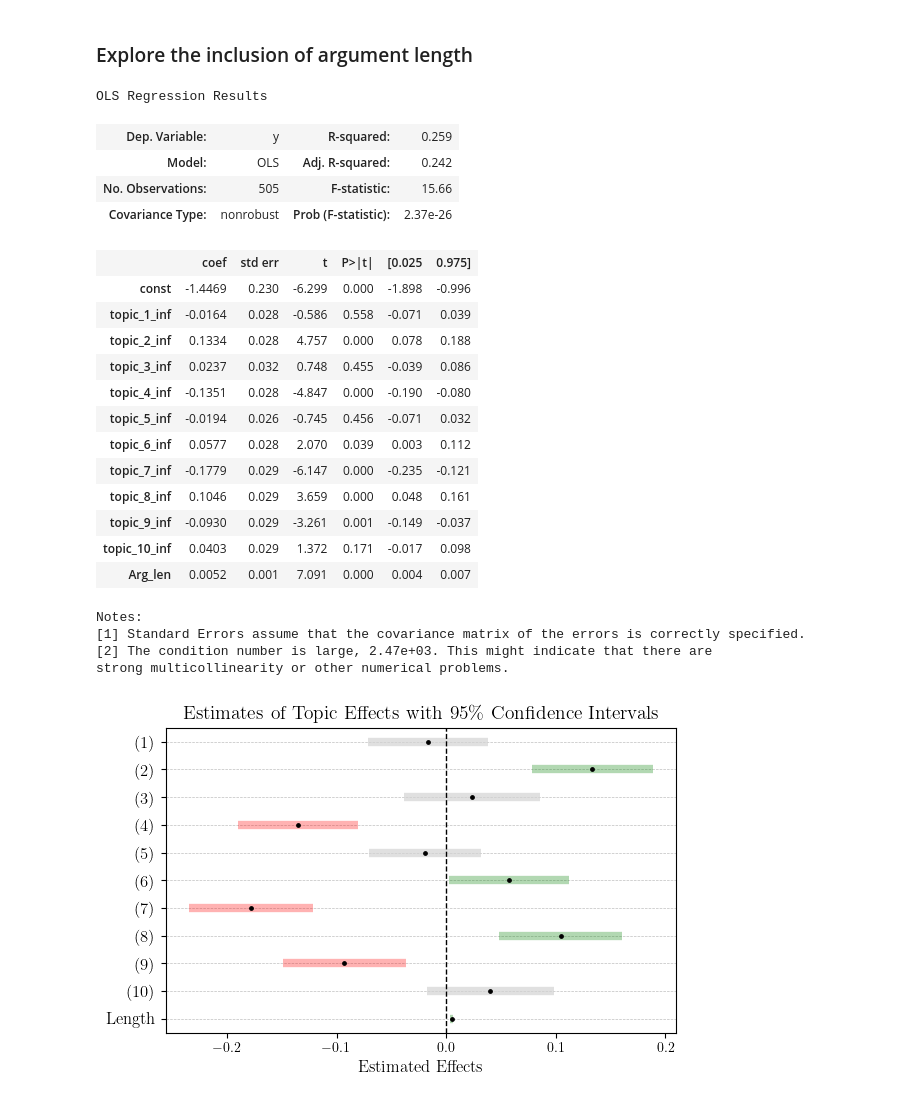
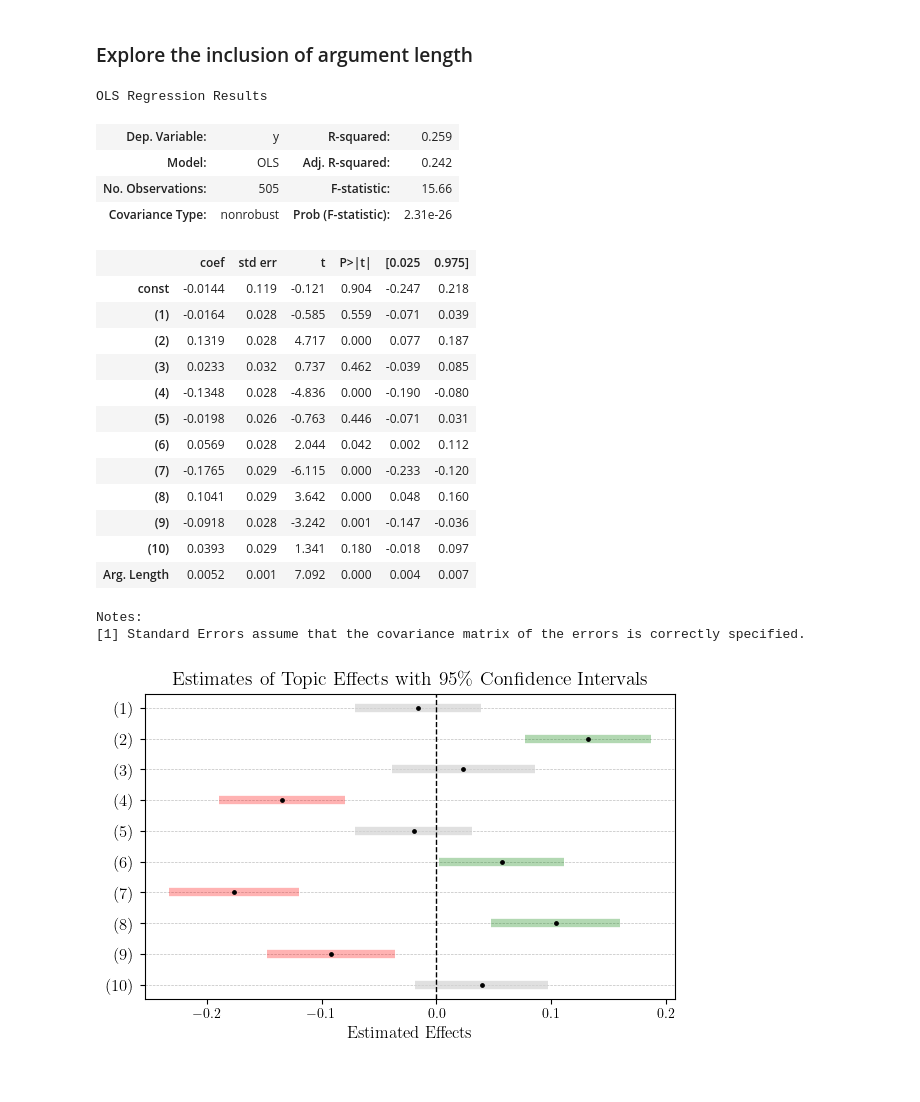
Before and after one commit to TillRS/AutoPersuade, a Jupyter notebook: scripts/2_sun_topic_model.ipynb, the cells around one changed output. Saved outputs shown, nothing was run; the diff lists cells and outputs as text; code cells hidden in the pictures.

```diff
--- a/scripts/2_sun_topic_model.ipynb
+++ b/scripts/2_sun_topic_model.ipynb
@@ -16,6 +27,6 @@ data_dir= Path("~/Dropbox (Princeton)/CF-Text/Software_Data/Data/AutoPersuadePap
 # %%
 # import original argument data
-df = pd.read_csv(data_dir / "Original_Argument_Collection_with_BT_Scores.csv")
+df = pd.read_excel(data_dir / "Original_Argument_Collection_with_BT_Score_and_Topics.xlsx")
 
 # import argument embeddings
 embeddings = torch.load(data_dir / "Original_Argument_Collection_Embeddings.pt")
@@ -294,10 +298,16 @@ def model_fitting(
         model.fit(niter=niter)
         W_snmf = model.get_topics()
         H_snmf = model.get_coefficients()
+        S = np.diag(np.std(W_snmf, axis=0))
+        W_snmf = W_snmf @ np.linalg.inv(S)
+        H_snmf = S @ H_snmf
+
+        model.model.W = W_snmf
+        model.model.H = H_snmf
 
         # Evaluate model performance
         in_sample_mse = np.mean((Y_norm[train] - np.dot(W_snmf, H_snmf[:, -1]) * ((1 - alpha) ** -0.5)) ** 2)
-        Y_pred = model.predict(X_new=X_norm_scaled[test], random_state=random_state, niter=niter)
+        Y_pred = model.predict(X_new=X_norm_scaled[test], random_state=random_state, niter=niter, cvxpy=False)
         test_mse = np.mean((Y_pred - Y_norm[test]) ** 2)
 
         if sample_documents == True:
@@ -611,12 +622,12 @@ model.model.W = W_norm
 model.model.H = H_norm
 
 # Infer topic loadings and predict response variable for the entire dataset
-Y_pred, W_pred = model.predict(X_new=X_norm_scaled, random_state=44, niter=100, return_topics=True)
+Y_pred, W_pred = model.predict(X_new=X_norm_scaled, random_state=44, niter=100, return_topics=True, cvxpy = False)
 
 # create 10 new columns in df called topic_1_og, topic_2_og, ... topic_10_og
 for i in range(10):
         df[f"topic_{i+1}_inf"] = W_pred[:,i]
 
-# df.to_csv(data_dir / "Generated_Veganism_Arguments_with_BT_Score_and_Topics.csv", index=False)
+df.to_excel(data_dir / "Original_Argument_Collection_with_BT_Score_and_Topics.xlsx", index=False)
 # %%
 print('Top 10 words per topic for selected model fit:')
@@ -850,10 +799,10 @@ plt.show()
 # %% [markdown]
 ### Explore the inclusion of argument length
 # %%
-arg_len = df.New_Argument.str.len()
+arg_len = df.New_Argument.str.len() - df.New_Argument.str.len().mean()
 df_W_pred_causal = pd.DataFrame(W_pred_causal)
-df_W_pred_causal.columns = [f"topic_{i+1}_inf" for i in range(10)]
 df_W_pred_causal["Arg_len"] = arg_len[df.Training_set == 0].reset_index(drop=True)
+df_W_pred_causal.columns = [ "(" + str(i+1) + ")" for i in range(10)] + ["Arg. Length"]
 
 # run OLS regression of pred_latent on Y_norm
 X = sm.add_constant(df_W_pred_causal)  # Add a constant term to the predictor variable
@@ -867,29 +816,27 @@ OLS Regression Results
 | Dep. Variable: | y | R-squared: | 0.259 |
 | Model: | OLS | Adj. R-squared: | 0.242 |
 | No. Observations: | 505 | F-statistic: | 15.66 |
-| Covariance Type: | nonrobust | Prob (F-statistic): | 2.37e-26 |
+| Covariance Type: | nonrobust | Prob (F-statistic): | 2.31e-26 |
 |  | coef | std err | t | P>|t| | [0.025 | 0.975] |
-| const | -1.4469 | 0.230 | -6.299 | 0.000 | -1.898 | -0.996 |
-| topic_1_inf | -0.0164 | 0.028 | -0.586 | 0.558 | -0.071 | 0.039 |
-| topic_2_inf | 0.1334 | 0.028 | 4.757 | 0.000 | 0.078 | 0.188 |
-| topic_3_inf | 0.0237 | 0.032 | 0.748 | 0.455 | -0.039 | 0.086 |
-| topic_4_inf | -0.1351 | 0.028 | -4.847 | 0.000 | -0.190 | -0.080 |
-| topic_5_inf | -0.0194 | 0.026 | -0.745 | 0.456 | -0.071 | 0.032 |
-| topic_6_inf | 0.0577 | 0.028 | 2.070 | 0.039 | 0.003 | 0.112 |
-| topic_7_inf | -0.1779 | 0.029 | -6.147 | 0.000 | -0.235 | -0.121 |
-| topic_8_inf | 0.1046 | 0.029 | 3.659 | 0.000 | 0.048 | 0.161 |
-| topic_9_inf | -0.0930 | 0.029 | -3.261 | 0.001 | -0.149 | -0.037 |
-| topic_10_inf | 0.0403 | 0.029 | 1.372 | 0.171 | -0.017 | 0.098 |
-| Arg_len | 0.0052 | 0.001 | 7.091 | 0.000 | 0.004 | 0.007 |
+| const | -0.0144 | 0.119 | -0.121 | 0.904 | -0.247 | 0.218 |
+| (1) | -0.0164 | 0.028 | -0.585 | 0.559 | -0.071 | 0.039 |
+| (2) | 0.1319 | 0.028 | 4.717 | 0.000 | 0.077 | 0.187 |
+| (3) | 0.0233 | 0.032 | 0.737 | 0.462 | -0.039 | 0.085 |
+| (4) | -0.1348 | 0.028 | -4.836 | 0.000 | -0.190 | -0.080 |
+| (5) | -0.0198 | 0.026 | -0.763 | 0.446 | -0.071 | 0.031 |
+| (6) | 0.0569 | 0.028 | 2.044 | 0.042 | 0.002 | 0.112 |
+| (7) | -0.1765 | 0.029 | -6.115 | 0.000 | -0.233 | -0.120 |
+| (8) | 0.1041 | 0.029 | 3.642 | 0.000 | 0.048 | 0.160 |
+| (9) | -0.0918 | 0.028 | -3.242 | 0.001 | -0.147 | -0.036 |
+| (10) | 0.0393 | 0.029 | 1.341 | 0.180 | -0.018 | 0.097 |
+| Arg. Length | 0.0052 | 0.001 | 7.092 | 0.000 | 0.004 | 0.007 |
 Notes:
 [1] Standard Errors assume that the covariance matrix of the errors is correctly specified.
-[2] The condition number is large, 2.47e+03. This might indicate that there are
-strong multicollinearity or other numerical problems.
 # %%
 
 # Extract parameters and confidence intervals from the regression results
-params = results.params[1:]  # Exclude the constant
-conf_int = results.conf_int()[1:]  # Exclude the constant's confidence interval
+params = results.params[1:11]  # Exclude the constant
+conf_int = results.conf_int()[1:11]  # Exclude the constant's confidence interval
 
 # Plot the parameters
 fig, ax = plt.subplots(figsize=(6, 4))
@@ -901,32 +848,33 @@ for i, (param, (lower, upper)) in enumerate(zip(params, conf_int.values)):
 
     # Determine color based on whether the confidence interval includes zero
     if lower <= 0 <= upper:
         color = 'lightgray'  # Gray if zero is included in the interval
         alpha = 0.7
     elif lower > 0:
         color = 'green'  # Green if the interval is entirely above zero
         alpha = 0.3
     else:
         color = 'red'  # Red if the interval is entirely below zero
         alpha = 0.3
 
     # Plot the confidence interval as a line
     ax.plot([lower, upper], [i, i], color=color, linewidth=6, solid_capstyle='butt', alpha=alpha)
     # Plot the parameter estimate as a scatter point
     ax.scatter(param, i, marker='o', s=6, color='black', zorder=10)
 
 # Customize the plot
 ax.axvline(0, color='black', linestyle='--', linewidth=1)  # Add a vertical line at x=0
 ax.yaxis.tick_left()
 ax.invert_yaxis()  # Flip the graph to match traditional regression output
 ax.set_yticks(np.arange(len(params)))
 # Create y-axis labels for the parameters
-ax.set_yticklabels([f"({i+1})" for i in range(len(params) -1)] + ["Length"], fontsize=12)
+ax.set_yticklabels([f"({i+1})" for i in range(len(params))], fontsize=12)
 ax.set_xlabel('Estimated Effects', fontsize=12)
 ax.set_title('Estimates of Topic Effects with 95\\% Confidence Intervals', fontsize=14)
 
 # Save or show the plot
 plt.tight_layout()
+plt.savefig(figures_dir / 'Veganism_Causal_Effects_with_Length.png', bbox_inches='tight', dpi=600)  # Save the plot as an image file
 plt.show()
 # %% [output]
-[figure, old version]
+[figure, new version]
```
Also changed, not shown: parts of 15 cells of this notebook, 1 other file.
